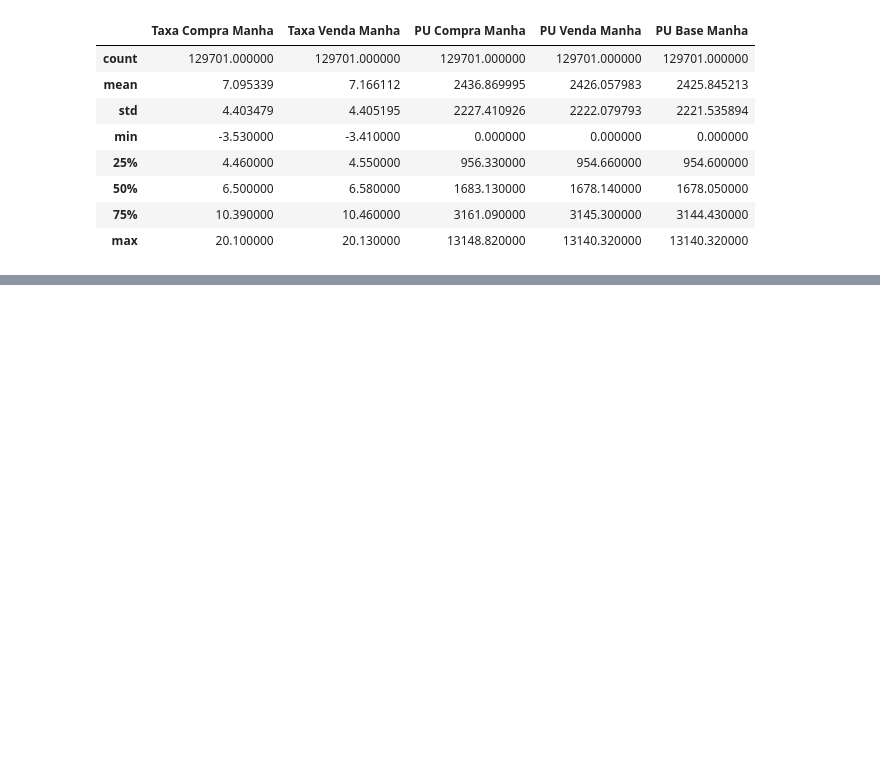
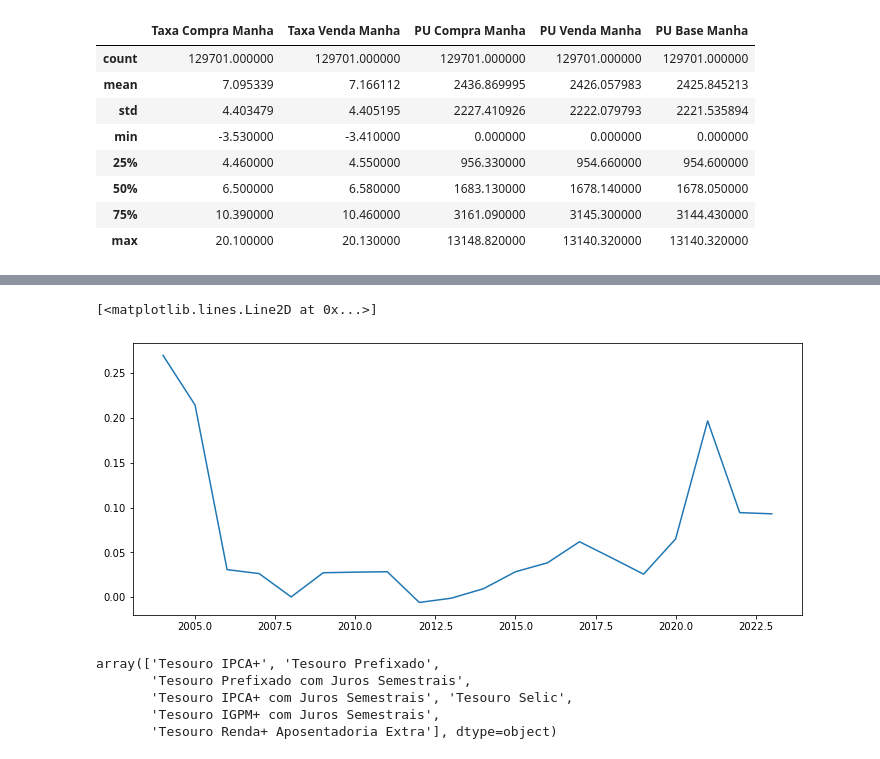
Before and after one commit to MatheusLopesA95/OpenDataGov, a Jupyter notebook: AnaliseExploratoria.ipynb, the cells around one changed output, grey strips where cells are left out. Cells and saved outputs as stored; diff of their text form; code cells hidden in the pictures; blank space fills up the shorter version.

```diff
--- a/AnaliseExploratoria.ipynb
+++ b/AnaliseExploratoria.ipynb
@@ -135,0 +158,16 @@ data.loc[data['']]
+# %%
+GraficoSelic = TituloSelic.groupby('Ano Base')['Taxa Venda Manha'].mean()
+
+fig,ax=plt.subplots(figsize=(12,5))
+ax.plot(GraficoSelic)
+# %% [output]
+[<matplotlib.lines.Line2D at 0x...>]
+[figure, added]
+# %%
+data['Tipo Titulo'].unique()
+# %% [output]
+array(['Tesouro IPCA+', 'Tesouro Prefixado',
+       'Tesouro Prefixado com Juros Semestrais',
+       'Tesouro IPCA+ com Juros Semestrais', 'Tesouro Selic',
+       'Tesouro IGPM+ com Juros Semestrais',
+       'Tesouro Renda+ Aposentadoria Extra'], dtype=object)
```
Also changed, not shown: parts of 5 cells of this notebook.
